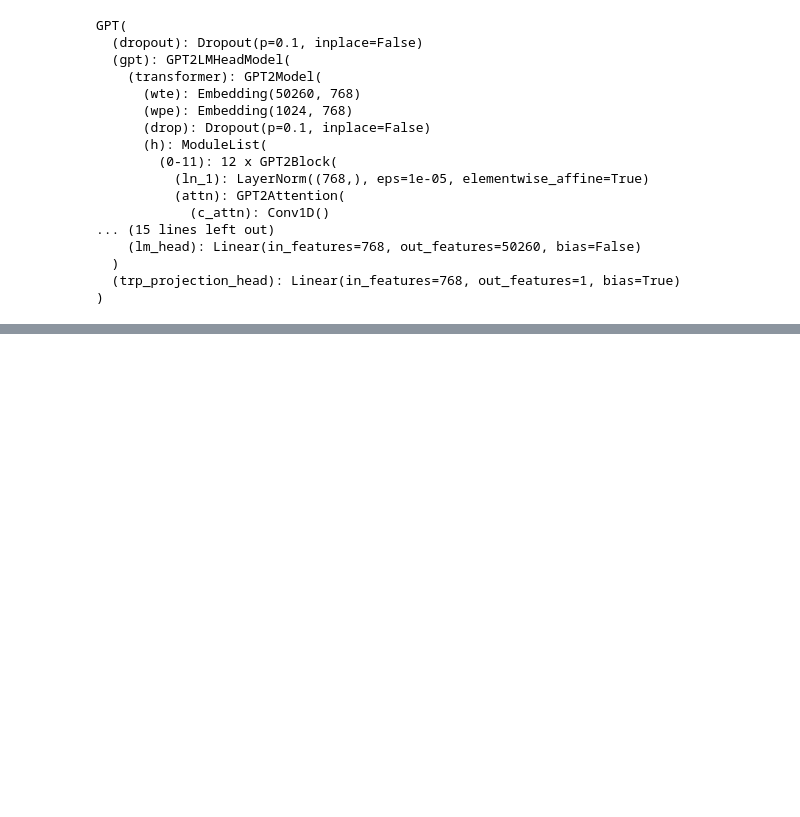
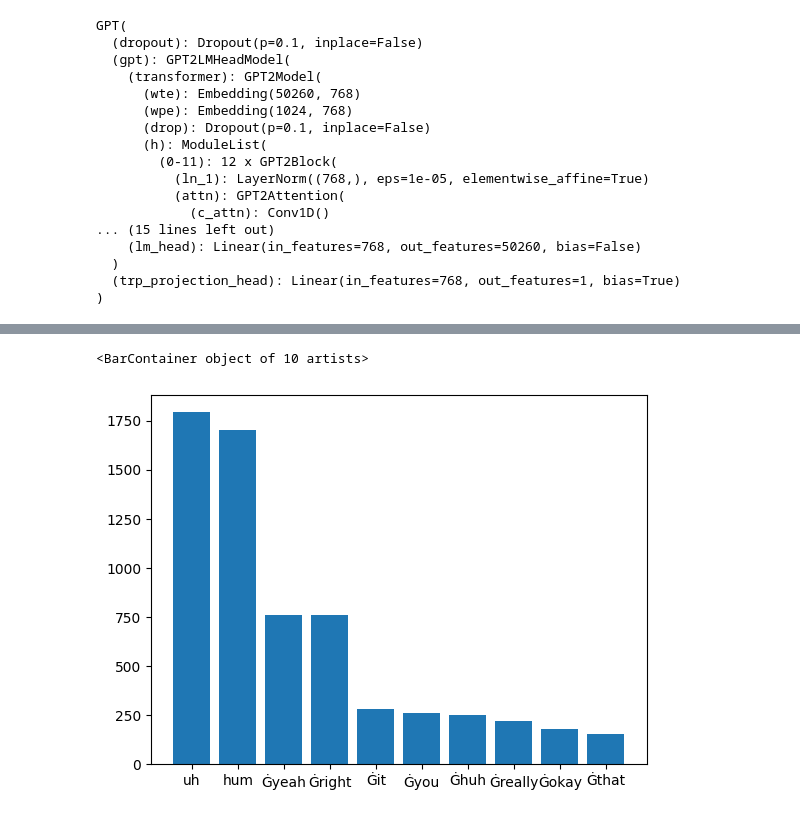
Before and after one commit to Sean-Leishman/Bespoke-Tart, a Jupyter notebook: gptonly/evaluate.ipynb, the cells around one changed output, grey strips where cells are left out. Cells and saved outputs as stored; diff of their text form; code cells hidden in the pictures; blank space fills up the shorter version.

```diff
--- a/gptonly/evaluate.ipynb
+++ b/gptonly/evaluate.ipynb
@@ -177,0 +301,32 @@ trp_prob.shape
+# %%
+# most common words prior <ts> PREDICTED
+counter = {}
+for step, batch in enumerate(test_dl):
+    input_ids = batch['input_ids'].to(device)
+    attention_mask = batch['attention_mask'].to(device)
+    token_type_ids = batch['token_type_ids'].to(device)
+
+    labels = generate_labels(input_ids, mask=attention_mask)
+    projection_labels = generate_projection_labels(labels)
+    out = model.forward(
+        input_ids, labels=labels, projection_labels=projection_labels, attention_mask=attention_mask, token_type_ids=token_type_ids)
+
+    logits = out.logits
+
+    probs = logits.softmax(dim=-1)
+    trp_prob = probs[..., model.tokenizer.eos_token_id]
+    trp_prob = trp_prob[..., :-1]
+
+    labels = labels[..., 1:]
+    is_trp = labels == model.tokenizer.eos_token_id
+    not_trp = labels != model.tokenizer.eos_token_id
+
+    labels = labels.flatten()
+    trp_prob = trp_prob.flatten()
+    positions = (trp_prob > 0.4).nonzero(as_tuple=True)[0]
+
+    for pos in positions:
+        word = labels[pos-1].item()
+        if word not in counter:
+            counter[word] = 0
+        counter[word] += 1
@@ -177,0 +342,12 @@ trp_prob.shape
+# %%
+count_list = [(k,v) for k, v in counter.items()]
+count_list.sort(key=lambda k: k[1], reverse=True)
+# %%
+data = count_list[:10]
+plt.bar(
+    model.tokenizer.convert_ids_to_tokens([x[0] for x in data]),
+    [x[1] for x in data]
+)
+# %% [output]
+<BarContainer object of 10 artists>
+[figure, added]
```
Also changed, not shown: parts of 19 cells of this notebook, 2 other files.
